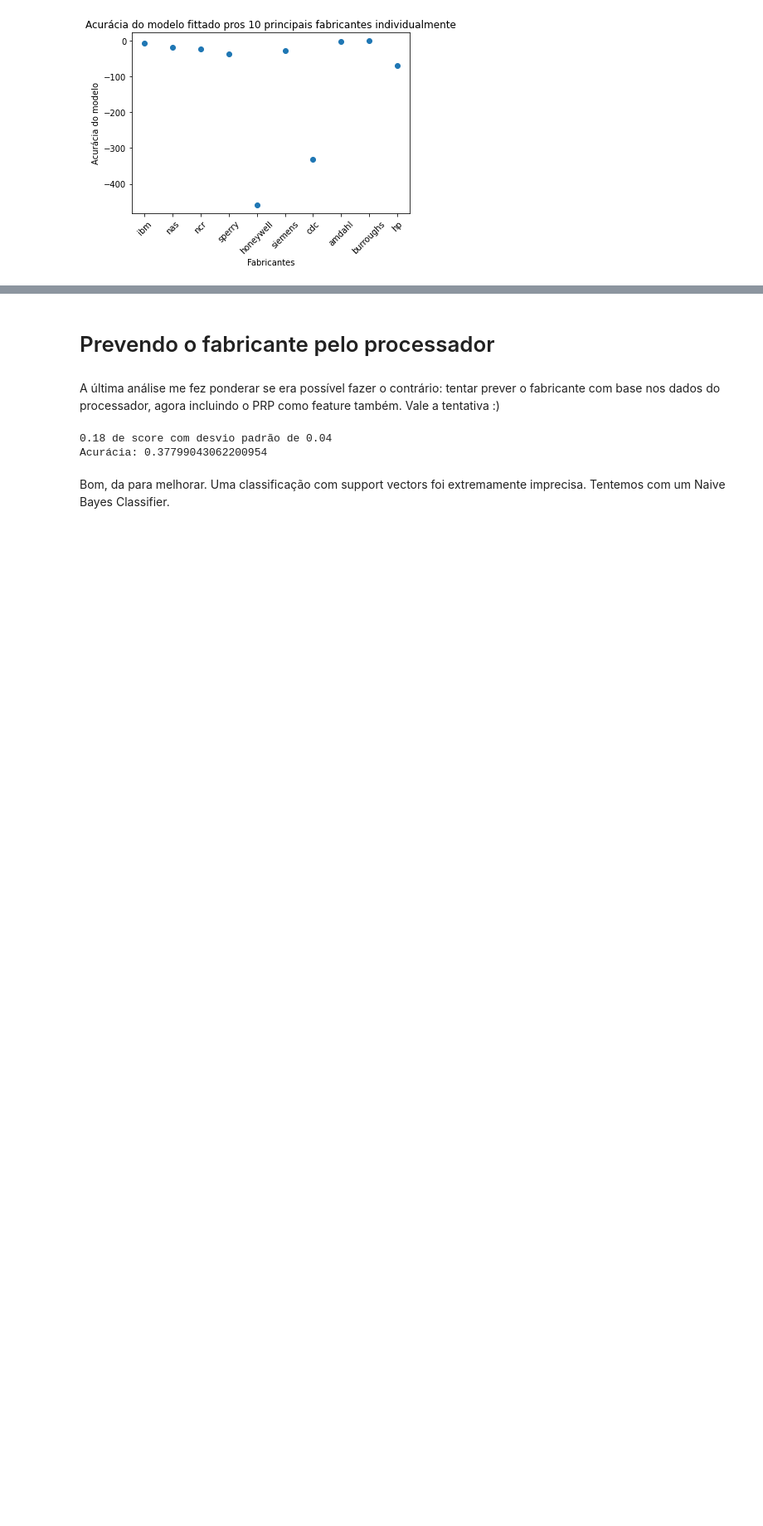
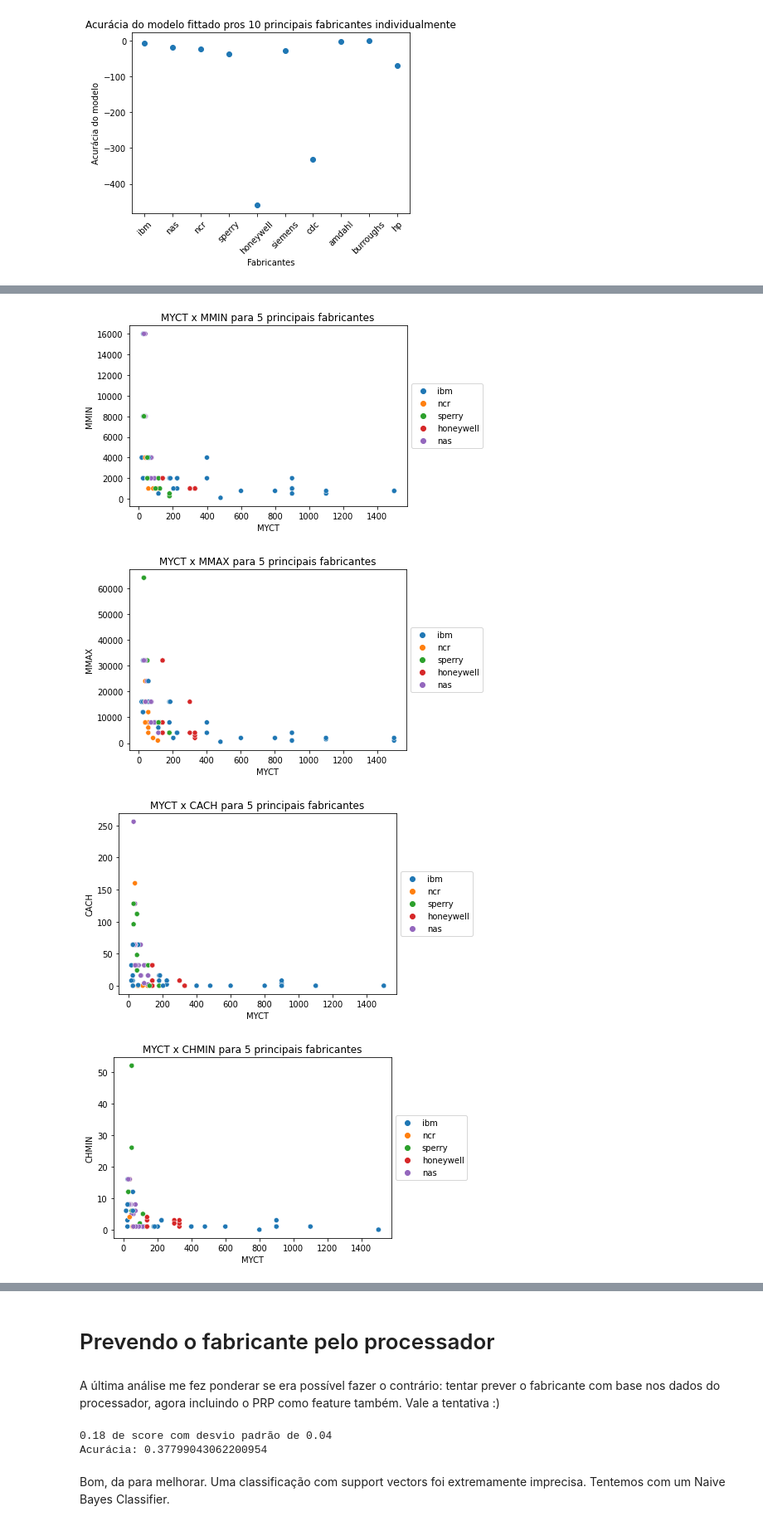
Before and after one commit to igorcj/computer_hardware, a Jupyter notebook: modelagem.ipynb, the cells around one changed output, grey strips where cells are left out. Shown at 83% size. Cells and saved outputs as stored; diff of their text form; code cells hidden in the pictures; blank space fills up the shorter version.

```diff
--- a/modelagem.ipynb
+++ b/modelagem.ipynb
@@ -329,0 +348,17 @@ A previsão por fabricante foi MUITO mais eficaz!
+# %%
+df2 = df[df['vendor'].isin(fabricantes[:5])]
+for f1 in ['MYCT', 'MMIN', 'MMAX', 'CACH', 'CHMIN', 'CHMAX']:
+    for f2 in ['MYCT', 'MMIN', 'MMAX', 'CACH', 'CHMIN', 'CHMAX']:
+        if f1==f2: continue
+#         plt.scatter(df[f1], df[f2])
+        sns.scatterplot(f1, f2, data=df2, hue='vendor')
+        plt.legend(loc='center left', bbox_to_anchor=(1, 0.5))
+        plt.xlabel(f1)
+        plt.ylabel(f2)
+        plt.title(f"{f1} x {f2} para 5 principais fabricantes")
+        plt.show()
+# %% [output]
+[figure, added]
+[figure, added]
+[figure, added]
+[figure, added]
```
Also changed, not shown: parts of 14 cells of this notebook, 2 other files.
